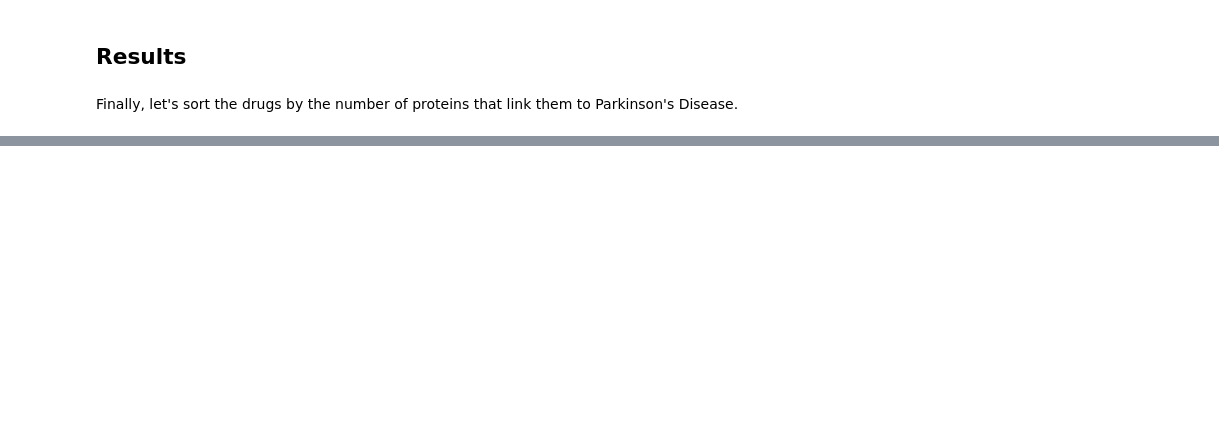
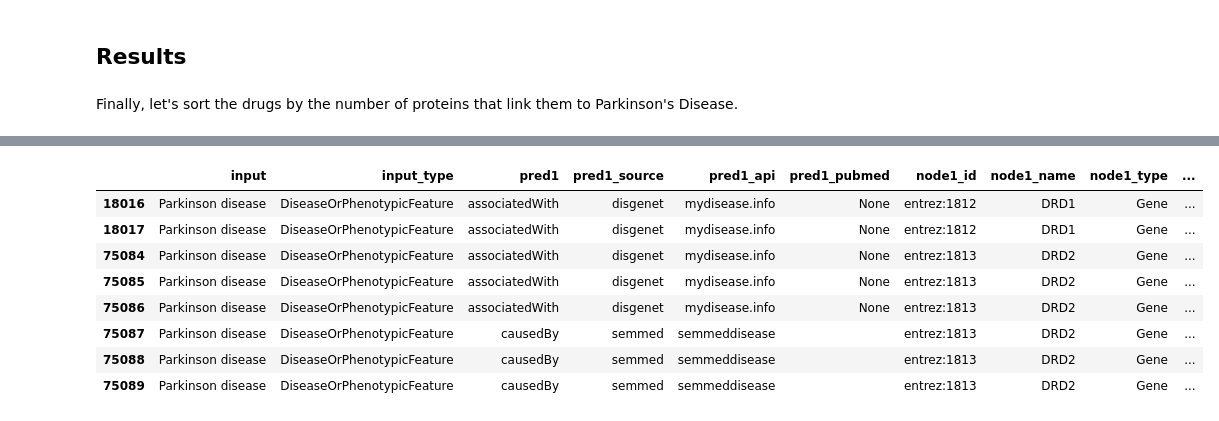
Before and after one commit to biothings/biothings_explorer_archived, a Jupyter notebook: jupyter notebooks/TIDBIT 02 Finding New Uses for Existing Drugs to Treat Parkinson’s Disease.ipynb, the cells around one changed output, grey strips where cells are left out. Drawn from its saved outputs; the diff is of its cells as text; code cells hidden in the pictures; blank space fills up the shorter version.

```diff
--- a/jupyter notebooks/TIDBIT 02 Finding New Uses for Existing Drugs to Treat Parkinson’s Disease.ipynb
+++ b/jupyter notebooks/TIDBIT 02 Finding New Uses for Existing Drugs to Treat Parkinson’s Disease.ipynb
@@ -157,0 +161,12 @@ df[df['output_name'] == 'NINTEDANIB']
+# %%
+df[[all(tup) for tup in zip(df['output_name'] == 'CHLORPROMAZINE', df['node1_name'].str.contains("DRD"))]]
+# %% [output]
+|  | input | input_type | pred1 | pred1_source | pred1_api | pred1_pubmed | node1_id | node1_name | node1_type | ... |
+| 18016 | Parkinson disease | DiseaseOrPhenotypicFeature | associatedWith | disgenet | mydisease.info | None | entrez:1812 | DRD1 | Gene | ... |
+| 18017 | Parkinson disease | DiseaseOrPhenotypicFeature | associatedWith | disgenet | mydisease.info | None | entrez:1812 | DRD1 | Gene | ... |
+| 75084 | Parkinson disease | DiseaseOrPhenotypicFeature | associatedWith | disgenet | mydisease.info | None | entrez:1813 | DRD2 | Gene | ... |
+| 75085 | Parkinson disease | DiseaseOrPhenotypicFeature | associatedWith | disgenet | mydisease.info | None | entrez:1813 | DRD2 | Gene | ... |
+| 75086 | Parkinson disease | DiseaseOrPhenotypicFeature | associatedWith | disgenet | mydisease.info | None | entrez:1813 | DRD2 | Gene | ... |
+| 75087 | Parkinson disease | DiseaseOrPhenotypicFeature | causedBy | semmed | semmeddisease |  | entrez:1813 | DRD2 | Gene | ... |
+| 75088 | Parkinson disease | DiseaseOrPhenotypicFeature | causedBy | semmed | semmeddisease |  | entrez:1813 | DRD2 | Gene | ... |
+| 75089 | Parkinson disease | DiseaseOrPhenotypicFeature | causedBy | semmed | semmeddisease |  | entrez:1813 | DRD2 | Gene | ... |
```
Also changed, not shown: parts of 8 cells of this notebook.
